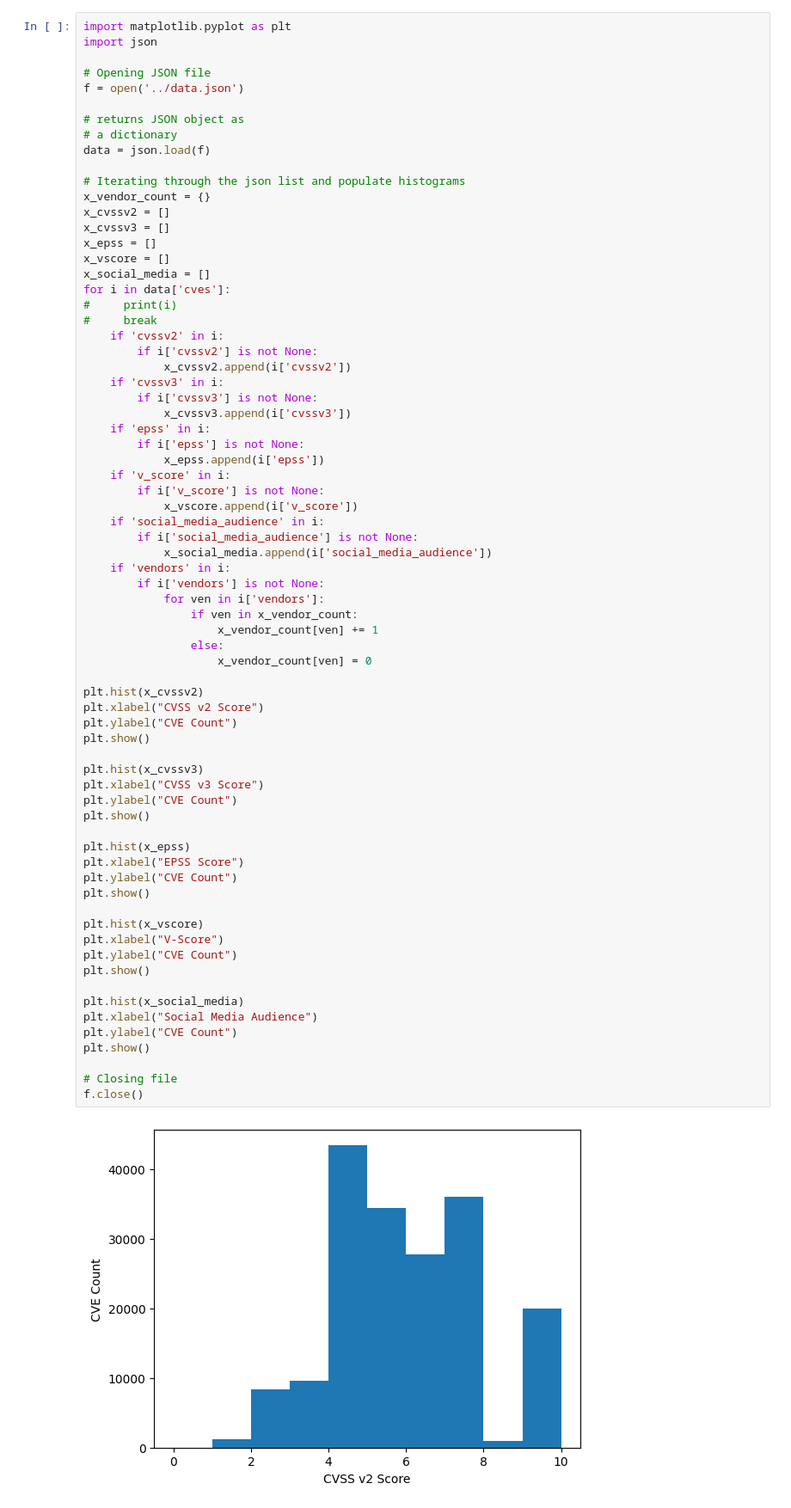
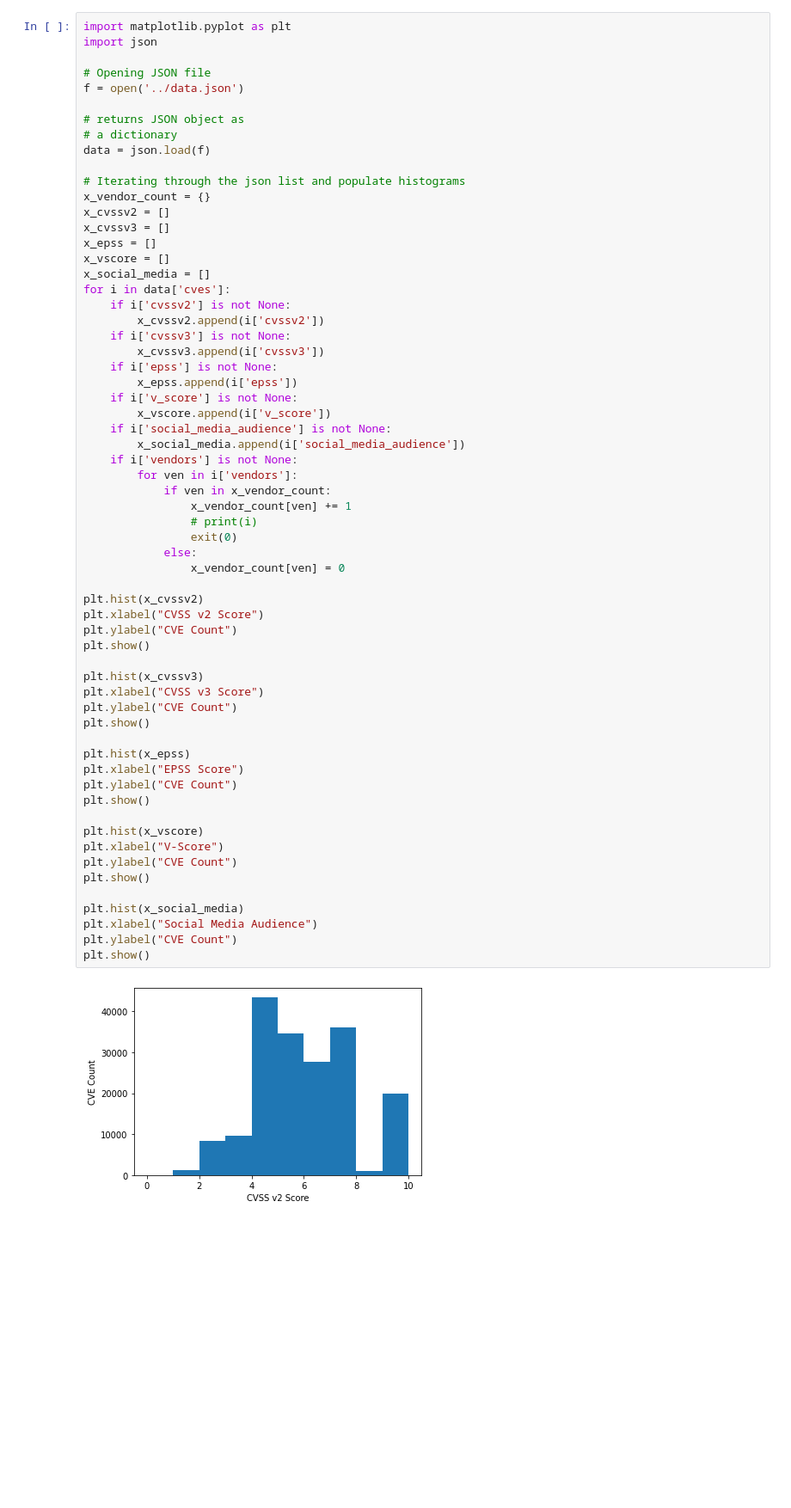
Before and after one commit to kaze-technologies/cvefree, a Jupyter notebook: notebooks/analytics.ipynb, the cells around one changed output. Shown at 86% size. Cells and saved outputs as stored; diff of their text form; blank space fills up the shorter version.

```diff
--- a/notebooks/analytics.ipynb
+++ b/notebooks/analytics.ipynb
@@ -16,58 +19,49 @@ x_cvssv3 = []
 x_epss = []
 x_vscore = []
 x_social_media = []
 for i in data['cves']:
-#     print(i)
-#     break
-    if 'cvssv2' in i:
-        if i['cvssv2'] is not None:
-            x_cvssv2.append(i['cvssv2'])
-    if 'cvssv3' in i:
-        if i['cvssv3'] is not None:
-            x_cvssv3.append(i['cvssv3'])
-    if 'epss' in i:
-        if i['epss'] is not None:
-            x_epss.append(i['epss'])
-    if 'v_score' in i:
-        if i['v_score'] is not None:
-            x_vscore.append(i['v_score'])
-    if 'social_media_audience' in i:
-        if i['social_media_audience'] is not None:
-            x_social_media.append(i['social_media_audience'])
-    if 'vendors' in i:
-        if i['vendors'] is not None:
-            for ven in i['vendors']:
-                if ven in x_vendor_count:
-                    x_vendor_count[ven] += 1
-                else:
-                    x_vendor_count[ven] = 0
+    if i['cvssv2'] is not None:
+        x_cvssv2.append(i['cvssv2'])
+    if i['cvssv3'] is not None:
+        x_cvssv3.append(i['cvssv3'])
+    if i['epss'] is not None:
+        x_epss.append(i['epss'])
+    if i['v_score'] is not None:
+        x_vscore.append(i['v_score'])
+    if i['social_media_audience'] is not None:
+        x_social_media.append(i['social_media_audience'])
+    if i['vendors'] is not None:
+        for ven in i['vendors']:
+            if ven in x_vendor_count:
+                x_vendor_count[ven] += 1
+                # print(i)
+                exit(0)
+            else:
+                x_vendor_count[ven] = 0
 
 plt.hist(x_cvssv2)
 plt.xlabel("CVSS v2 Score")
 plt.ylabel("CVE Count")
 plt.show()
 
 plt.hist(x_cvssv3)
 plt.xlabel("CVSS v3 Score")
 plt.ylabel("CVE Count")
 plt.show()
 
 plt.hist(x_epss)
 plt.xlabel("EPSS Score")
 plt.ylabel("CVE Count")
 plt.show()
 
 plt.hist(x_vscore)
 plt.xlabel("V-Score")
 plt.ylabel("CVE Count")
 plt.show()
 
 plt.hist(x_social_media)
 plt.xlabel("Social Media Audience")
 plt.ylabel("CVE Count")
 plt.show()
-
-# Closing file
-f.close()
 # %% [output]
-[figure, old version]
+[figure, new version]
```
Also changed, not shown: parts of 2 cells of this notebook, 3 other files.
